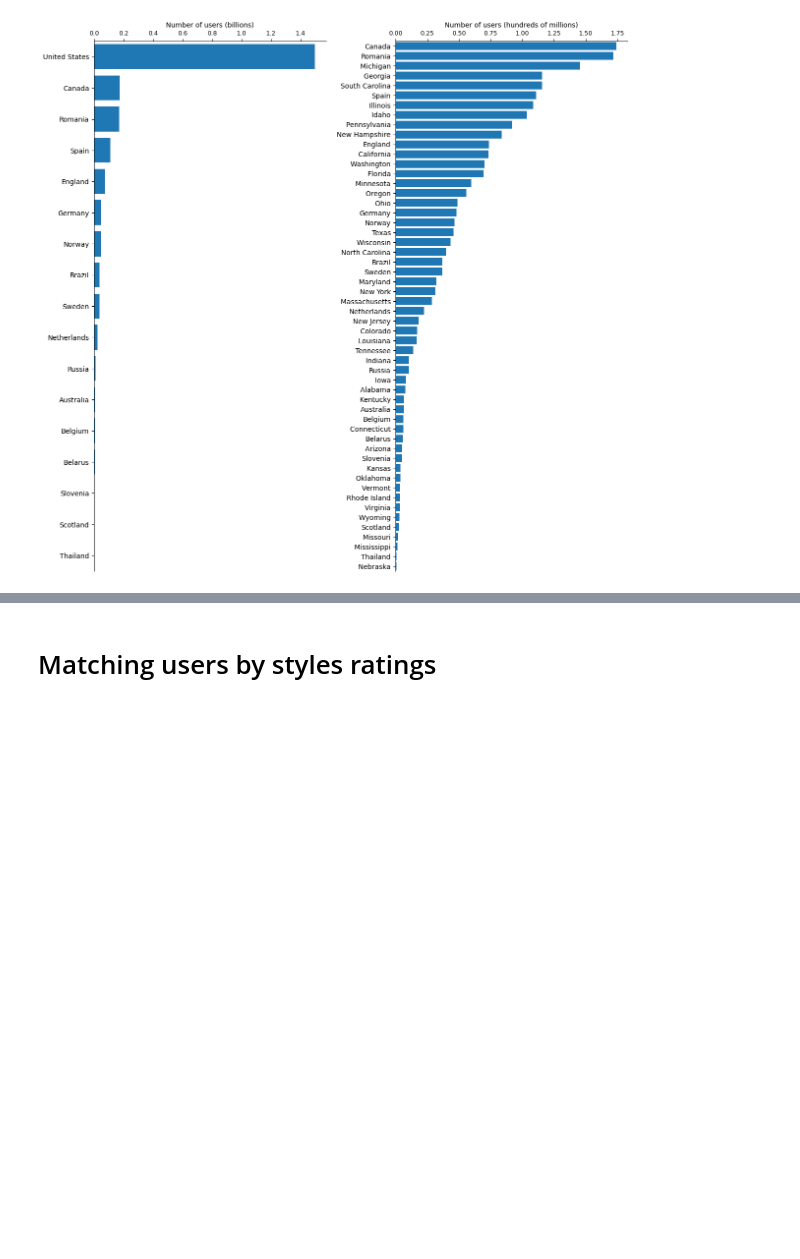
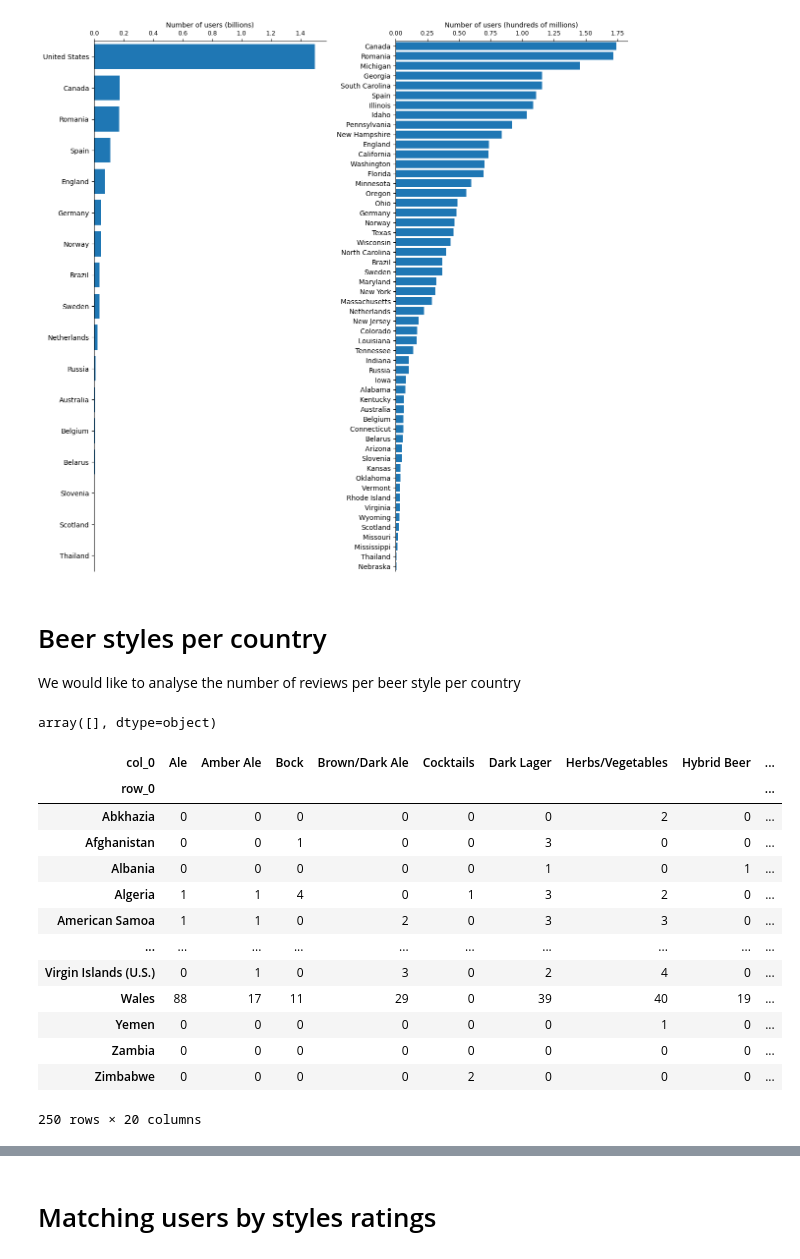
Before and after one commit to epfl-ada/ada-2023-project-adacadabra2023, a Jupyter notebook: Milestone2.ipynb, the cells around one changed output, grey strips where cells are left out. Cells and saved outputs as stored; diff of their text form; code cells hidden in the pictures; blank space fills up the shorter version.

```diff
--- a/Milestone2.ipynb
+++ b/Milestone2.ipynb
@@ -688,3 +693,6 @@ axs[1].set_xlabel('Number of users (hundreds of millions)')
 plt.show()
 # %% [output]
 [figure]
+# %% [markdown]
+# Beer styles per country
+We would like to analyse the number of reviews per beer style per country
@@ -690,0 +895,25 @@ plt.show()
+# %%
+unified_ratings['style'] = unified_ratings['style'].str.strip()
+unified_ratings['Beer_category'] = unified_ratings['style'].map(beer_dict)
+# %%
+pd.unique(unified_ratings[unified_ratings['Beer_category'].isnull()]['style'])
+# %% [output]
+array([], dtype=object)
+# %%
+reviews_country = pd.crosstab(unified_ratings['country_user'].values, unified_ratings['Beer_category'].values)
+reviews_country
+# %% [output]
+| col_0 | Ale | Amber Ale | Bock | Brown/Dark Ale | Cocktails | Dark Lager | Herbs/Vegetables | Hybrid Beer | ... |
+| row_0 |  |  |  |  |  |  |  |  | ... |
+| Abkhazia | 0 | 0 | 0 | 0 | 0 | 0 | 2 | 0 | ... |
+| Afghanistan | 0 | 0 | 1 | 0 | 0 | 3 | 0 | 0 | ... |
+| Albania | 0 | 0 | 0 | 0 | 0 | 1 | 0 | 1 | ... |
+| Algeria | 1 | 1 | 4 | 0 | 1 | 3 | 2 | 0 | ... |
+| American Samoa | 1 | 1 | 0 | 2 | 0 | 3 | 3 | 0 | ... |
+| ... | ... | ... | ... | ... | ... | ... | ... | ... | ... |
+| Virgin Islands (U.S.) | 0 | 1 | 0 | 3 | 0 | 2 | 4 | 0 | ... |
+| Wales | 88 | 17 | 11 | 29 | 0 | 39 | 40 | 19 | ... |
+| Yemen | 0 | 0 | 0 | 0 | 0 | 0 | 1 | 0 | ... |
+| Zambia | 0 | 0 | 0 | 0 | 0 | 0 | 0 | 0 | ... |
+| Zimbabwe | 0 | 0 | 0 | 0 | 2 | 0 | 0 | 0 | ... |
+250 rows × 20 columns
```
Also changed, not shown: parts of 14 cells of this notebook, 1 other file.
